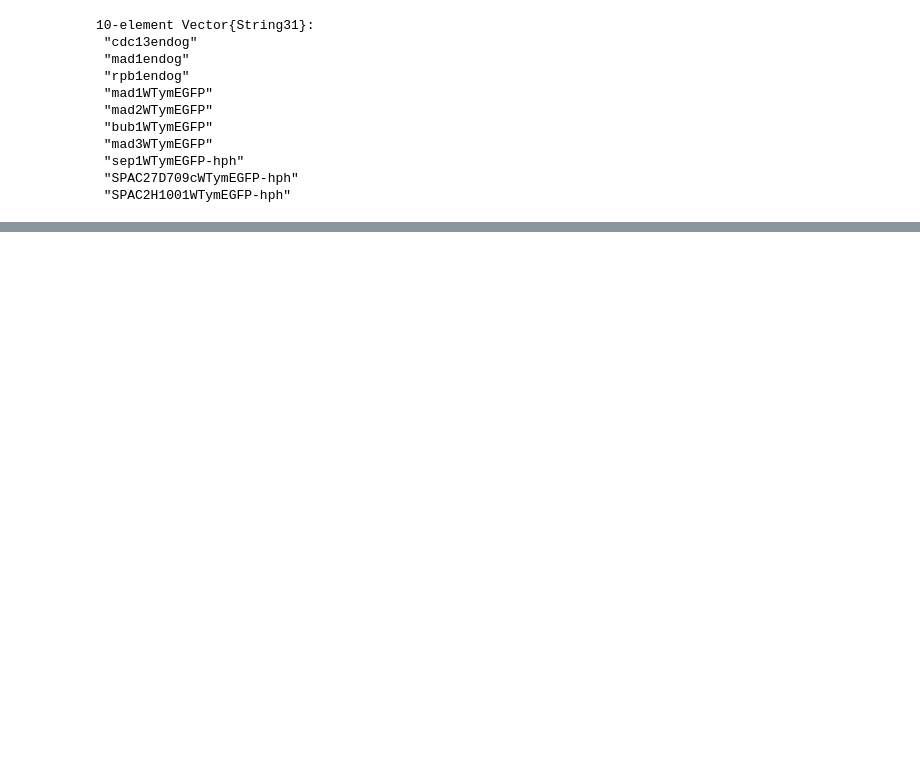
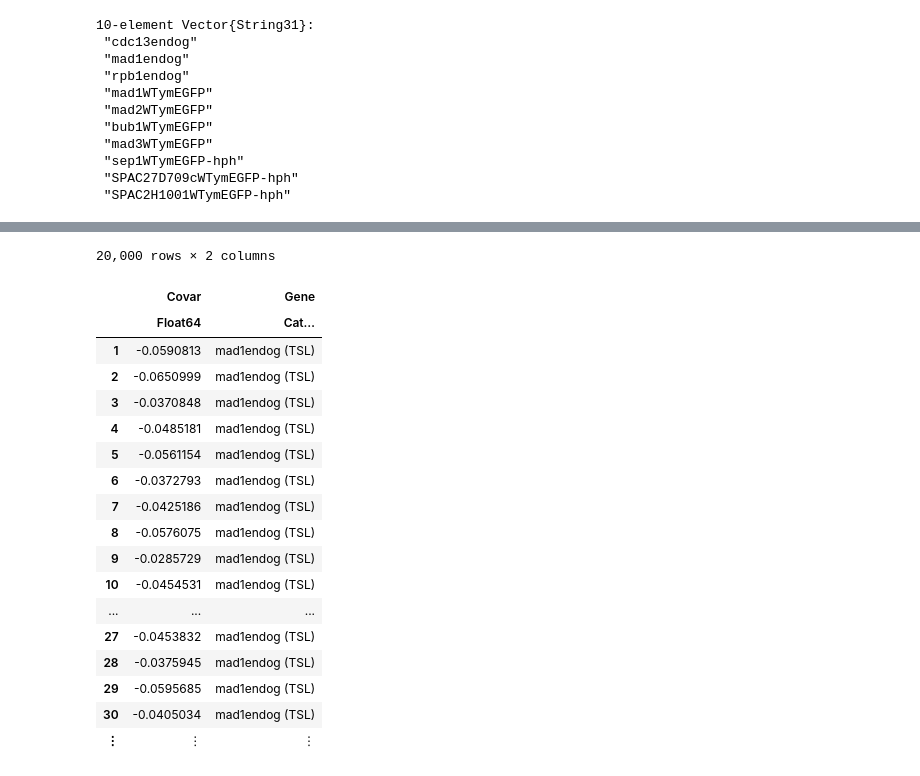
Before and after one commit to jamesholehouse/volume-inference-take-2, a Jupyter notebook: new bootstrapping covar.ipynb, the cells around one changed output, grey strips where cells are left out. Drawn from its saved outputs; the diff is of its cells as text; code cells hidden in the pictures; blank space fills up the shorter version.

```diff
--- a/new bootstrapping covar.ipynb
+++ b/new bootstrapping covar.ipynb
@@ -307,0 +518,7 @@ Closest candidates are:
+# %%
+ind_dfs2 = []
+for i in 1:2
+    gnstr = convert(CategoricalArray{String,1,UInt32}, [sel_genes2[i] for j in 1:5000])
+    ind_df2 = DataFrame(Covar = bssamps2[i], Gene = gnstr)
+    push!(ind_dfs2,ind_df2)
+end
@@ -307,0 +545,22 @@ Closest candidates are:
+# %%
+comb_dfs2 = vcat(ind_dfs2[1],ind_dfs[1],ind_dfs2[2],ind_dfs[2])
+# %% [output]
+20,000 rows × 2 columns
+|  | Covar | Gene |
+|  | Float64 | Cat… |
+| 1 | -0.0590813 | mad1endog (TSL) |
+| 2 | -0.0650999 | mad1endog (TSL) |
+| 3 | -0.0370848 | mad1endog (TSL) |
+| 4 | -0.0485181 | mad1endog (TSL) |
+| 5 | -0.0561154 | mad1endog (TSL) |
+| 6 | -0.0372793 | mad1endog (TSL) |
+| 7 | -0.0425186 | mad1endog (TSL) |
+| 8 | -0.0576075 | mad1endog (TSL) |
+| 9 | -0.0285729 | mad1endog (TSL) |
+| 10 | -0.0454531 | mad1endog (TSL) |
+| ... | ... | ... |
+| 27 | -0.0453832 | mad1endog (TSL) |
+| 28 | -0.0375945 | mad1endog (TSL) |
+| 29 | -0.0595685 | mad1endog (TSL) |
+| 30 | -0.0405034 | mad1endog (TSL) |
+| ⋮ | ⋮ | ⋮ |
```
Also changed, not shown: parts of 58 cells of this notebook, 6 other files.
